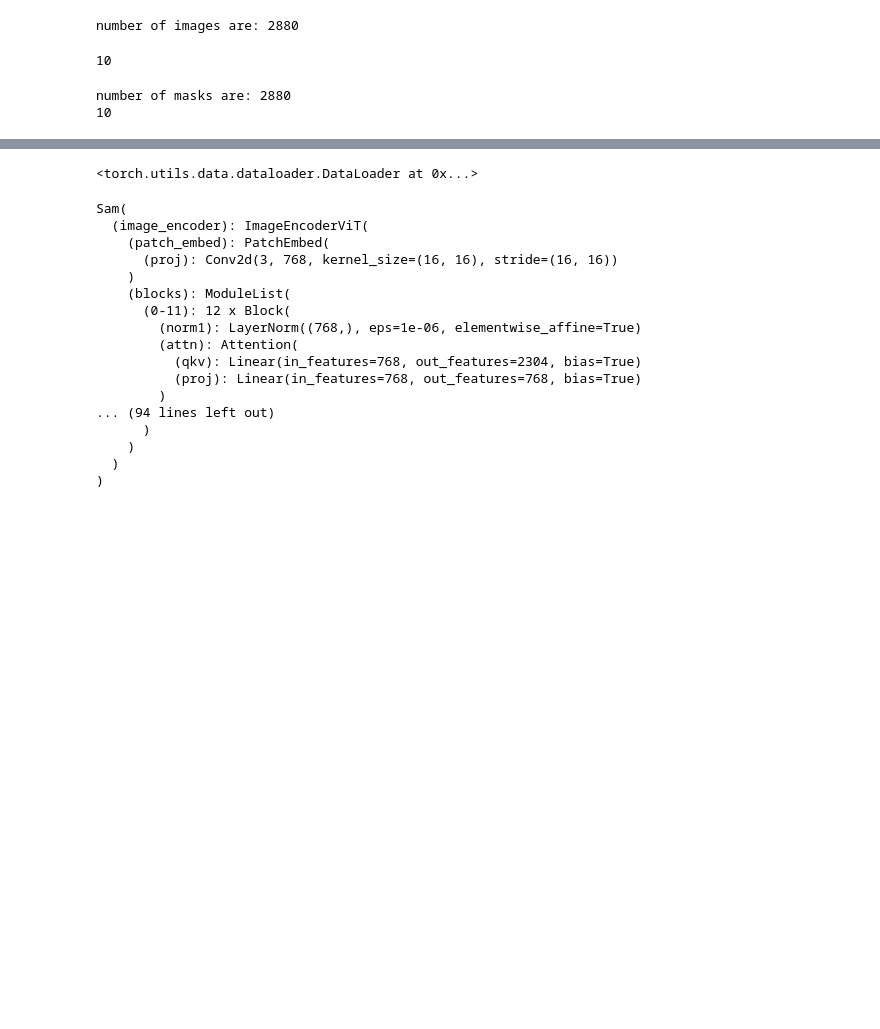
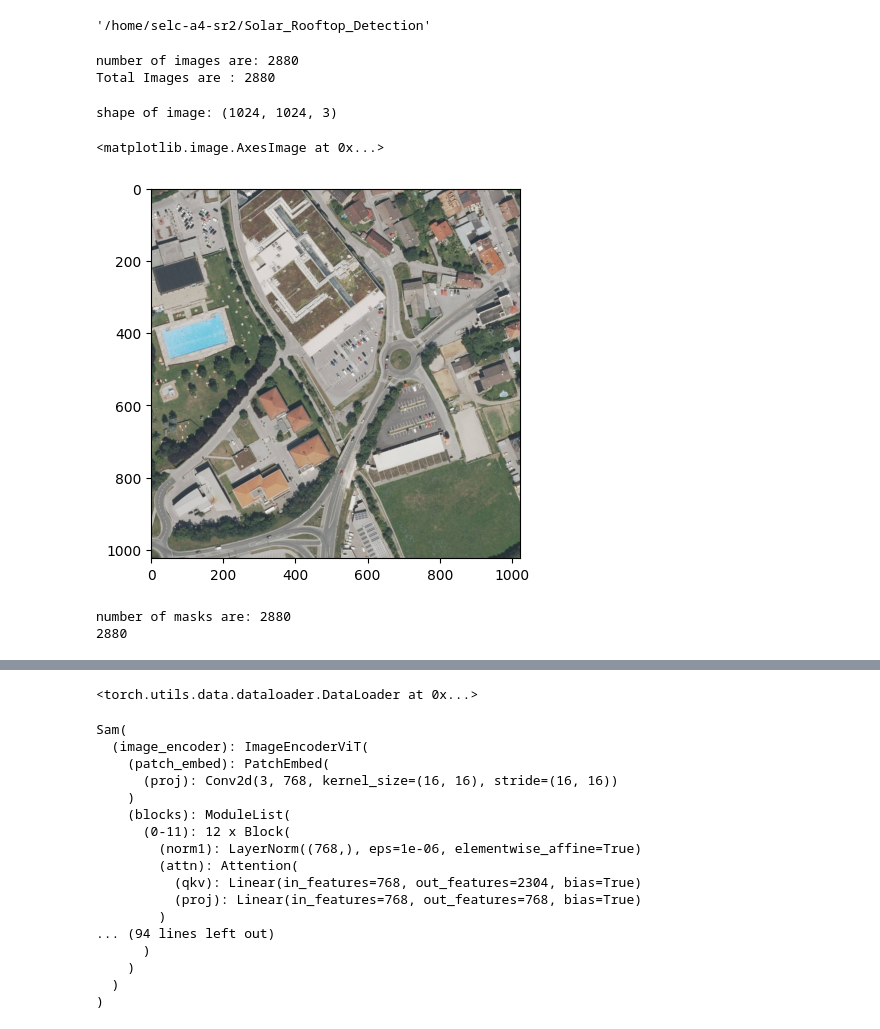
Before and after one commit to panchaldhruv27223/Solar_Rooftop_Detection, a Jupyter notebook: Solar_Rooftop_Detection/SAM_Model_Fine_Tuning.ipynb, the cells around one changed output, grey strips where cells are left out. Cells and saved outputs as stored; diff of their text form; code cells hidden in the pictures; blank space fills up the shorter version.

```diff
--- a/Solar_Rooftop_Detection/SAM_Model_Fine_Tuning.ipynb
+++ b/Solar_Rooftop_Detection/SAM_Model_Fine_Tuning.ipynb
@@ -15,2 +25,6 @@ os.getcwd()
 # %%
 os.chdir("../")
+# %%
+os.getcwd()
+# %% [output]
+'/home/selc-a4-sr2/Solar_Rooftop_Detection'
@@ -18,20 +34,30 @@ os.chdir("../")
 ### create image path lists
 ## images folder
 images_path = os.path.join(os.getcwd(),"Arial_images_1024_1024/images")
+
+
 print(f"number of images are: {len(os.listdir(images_path))}")
 
 ## creating images list in which we are storing our images path
 images = []
 
-# for i in range(len(os.listdir(images_path))):
-for i in range(10):
+for i in range(len(os.listdir(images_path))):
+# for i in range(2):
     images.append(f"{os.path.join(images_path,os.listdir(images_path)[i])}")
 
 
-# print(images)
+print(f"Total Images are : {len(images)}")
 # %% [output]
 number of images are: 2880
+Total Images are : 2880
-# %%
-len(images)
-# %% [output]
-10
+# %%
+img_1 = images[0]
+im = cv2.imread(img_1)
+print(f"shape of image: {im.shape}")
+# %% [output]
+shape of image: (1024, 1024, 3)
+# %%
+plt.imshow(im)
+# %% [output]
+<matplotlib.image.AxesImage at 0x...>
+[figure, added]
@@ -47,19 +73,21 @@ cv2.destroyAllWindows()
 # %%
 ## the same way lets create list of masks
-masks_path = os.path.join(os.getcwd(),"Arial_images_1024_1024/masks")
+# masks_path = os.path.join(os.getcwd(),"Arial_images_1024_1024/masks")
+
+masks_path = "/home/selc-a4-sr2/Solar_Rooftop_Detection/Arial_images_1024_1024/masks"
 print(f"number of masks are: {len(os.listdir(masks_path))}")
 
 ## creating masks list in which we are storing our masks path
 masks = []
 
-# for i in range(len(os.listdir(masks_path))):
-for i in range(10):
+for i in range(len(os.listdir(masks_path))):
+# for i in range(2):
     masks.append(f"{os.path.join(masks_path,os.listdir(masks_path)[i])}")
 
 print(len(masks))
 # %% [output]
 number of masks are: 2880
-10
+2880
 # %%
 os.getcwd()
 # %% [output]
```
Also changed, not shown: parts of 22 cells of this notebook, 13 other files.
